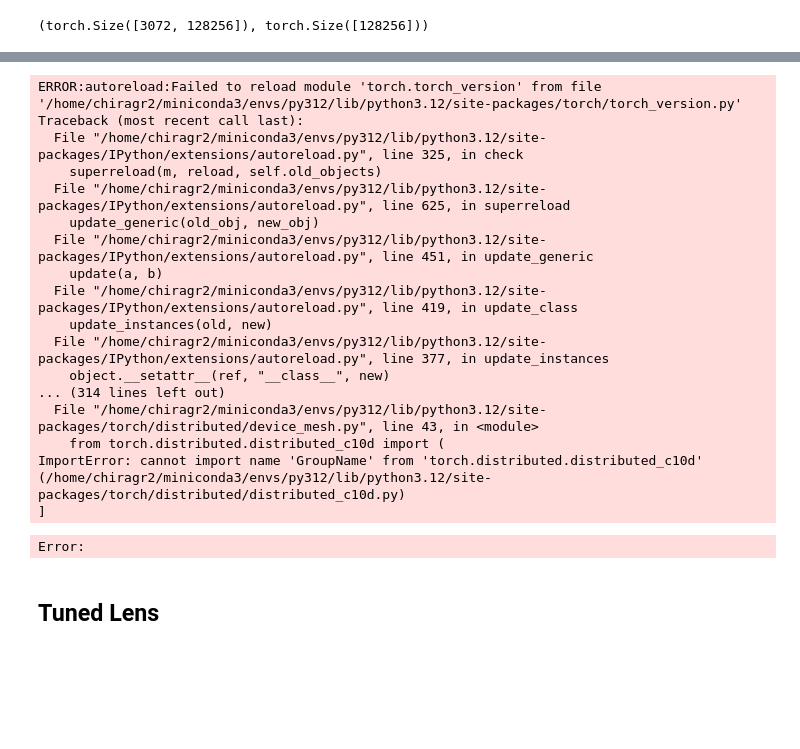
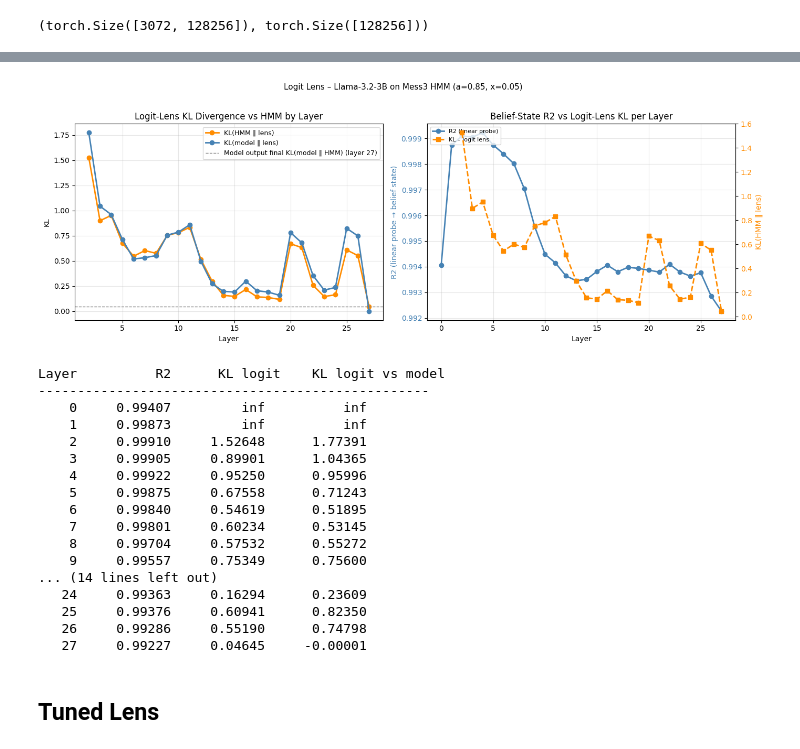
Before and after one commit to chiragr5241/geometric-interpretability-LLMs, a Jupyter notebook: experiments/notebooks/tuned_lens.ipynb, the cells around one changed output, grey strips where cells are left out. Drawn from its saved outputs; the diff is of its cells as text; code cells hidden in the pictures; blank space fills up the shorter version.

```diff
--- a/experiments/notebooks/tuned_lens.ipynb
+++ b/experiments/notebooks/tuned_lens.ipynb
@@ -425,19 +485,30 @@ import numpy as np
 layers_sorted = sorted(LAYERS_TO_ANALYZE)
 
 kl_logit = [logit_lens_kl_mean[l] for l in layers_sorted]
-mse_main = [regression_results_main[l]['mse_test'] for l in layers_sorted]
+kl_logit_vs_model = [logit_lens_kl_vs_model_mean[l] for l in layers_sorted]
+mse_main = [regression_results_main[l]['r2_test'] for l in layers_sorted]
 
 fig, axes = plt.subplots(1, 2, figsize=(14, 5))
 
 # ── Panel 1: KL divergence by layer ───────────────────────────────────────
 ax = axes[0]
+
 ax.plot(
     layers_sorted,
     kl_logit,
     "o-",
+    color="darkorange",
+    linewidth=2,
+    label="KL(HMM ‖ lens)"
+)
+
+ax.plot(
+    layers_sorted,
+    kl_logit_vs_model,
+    "o-",
     color="steelblue",
     linewidth=2,
-    label="Logit Lens (no training)"
+    label="KL(model ‖ lens)"
 )
 
 # Final model baseline (last analyzed layer)
@@ -446,11 +517,11 @@ ax.axhline(
     color="grey",
     linestyle="--",
     linewidth=1,
-    label=f"Model output (layer {layers_sorted[-1]})"
+    label=f"Model output final KL(model ‖ HMM) (layer {layers_sorted[-1]})"
 )
 
 ax.set_xlabel("Layer")
-ax.set_ylabel("KL(HMM ‖ lens)")
+ax.set_ylabel("KL")
 ax.set_title("Logit-Lens KL Divergence vs HMM by Layer")
 ax.legend(fontsize=9)
 ax.grid(True, alpha=0.3)
@@ -468,61 +539,61 @@ ax1.plot(
     "o-",
     color=color_mse,
     linewidth=2,
-    label="MSE (linear probe)"
+    label="R2 (linear probe)"
 )
 
 ax2.plot(
     layers_sorted,
     kl_logit,
     "s--",
     color=color_kl,
     linewidth=2,
     label="KL – logit lens"
 )
 
 ax1.set_xlabel("Layer")
-ax1.set_ylabel("MSE (linear probe → belief state)", color=color_mse)
+ax1.set_ylabel("R2 (linear probe → belief state)", color=color_mse)
 ax2.set_ylabel("KL(HMM ‖ lens)", color=color_kl)
 ax1.tick_params(axis="y", labelcolor=color_mse)
 ax2.tick_params(axis="y", labelcolor=color_kl)
-ax1.set_title("Belief-State MSE vs Logit-Lens KL per Layer")
+ax1.set_title("Belief-State R2 vs Logit-Lens KL per Layer")
 
 lines1, labels1 = ax1.get_legend_handles_labels()
 lines2, labels2 = ax2.get_legend_handles_labels()
 ax1.legend(lines1 + lines2, labels1 + labels2, fontsize=8, loc="upper left")
 ax1.grid(True, alpha=0.3)
 
 plt.suptitle(
     "Logit Lens – Llama-3.2-3B on Mess3 HMM (a=0.85, x=0.05)",
     fontsize=11,
     y=1.02
 )
 plt.tight_layout()
 plt.show()
 
 # ── Summary table ──────────────────────────────────────────────────────────
-print(f"\n{'Layer':>5}  {'MSE':>10}  {'KL logit':>10}")
-print("-" * 32)
+print(f"\n{'Layer':>5}  {'R2':>10}    {'KL logit':>10}    {'KL logit vs model':>10}")
+print("-" * 50)
 for i, l in enumerate(layers_sorted):
-    print(f"{l:5d}  {mse_main[i]:10.5f}  {kl_logit[i]:10.5f}")
+    print(f"{l:5d}  {mse_main[i]:10.5f}  {kl_logit[i]:10.5f}   {kl_logit_vs_model[i]:10.5f}")
 # %% [output]
+[figure, added]
-ERROR:autoreload:Failed to reload module 'torch.torch_version' from file '/home/chiragr2/miniconda3/envs/py312/lib/python3.12/site-packages/torch/torch_version.py'
-Traceback (most recent call last):
-  File "/home/chiragr2/miniconda3/envs/py312/lib/python3.12/site-packages/IPython/extensions/autoreload.py", line 325, in check
-    superreload(m, reload, self.old_objects)
-  File "/home/chiragr2/miniconda3/envs/py312/lib/python3.12/site-packages/IPython/extensions/autoreload.py", line 625, in superreload
-    update_generic(old_obj, new_obj)
-  File "/home/chiragr2/miniconda3/envs/py312/lib/python3.12/site-packages/IPython/extensions/autoreload.py", line 451, in update_generic
-    update(a, b)
-  File "/home/chiragr2/miniconda3/envs/py312/lib/python3.12/site-packages/IPython/extensions/autoreload.py", line 419, in update_class
-    update_instances(old, new)
-  File "/home/chiragr2/miniconda3/envs/py312/lib/python3.12/site-packages/IPython/extensions/autoreload.py", line 377, in update_instances
-    object.__setattr__(ref, "__class__", new)
-... (314 lines left out)
-  File "/home/chiragr2/miniconda3/envs/py312/lib/python3.12/site-packages/torch/distributed/device_mesh.py", line 43, in <module>
-    from torch.distributed.distributed_c10d import (
-ImportError: cannot import name 'GroupName' from 'torch.distributed.distributed_c10d' (/home/chiragr2/miniconda3/envs/py312/lib/python3.12/site-packages/torch/distributed/distributed_c10d.py)
-]
+Layer          R2      KL logit    KL logit vs model
+--------------------------------------------------
+    0     0.99407         inf          inf
+    1     0.99873         inf          inf
+    2     0.99910     1.52648      1.77391
+    3     0.99905     0.89901      1.04365
+    4     0.99922     0.95250      0.95996
+    5     0.99875     0.67558      0.71243
+    6     0.99840     0.54619      0.51895
+    7     0.99801     0.60234      0.53145
+    8     0.99704     0.57532      0.55272
+    9     0.99557     0.75349      0.75600
+... (14 lines left out)
+   24     0.99363     0.16294      0.23609
+   25     0.99376     0.60941      0.82350
+   26     0.99286     0.55190      0.74798
+   27     0.99227     0.04645     -0.00001
-Error:
 # %% [markdown]
 ## Tuned Lens
```
Also changed, not shown: parts of 25 cells of this notebook, 58 other files.
